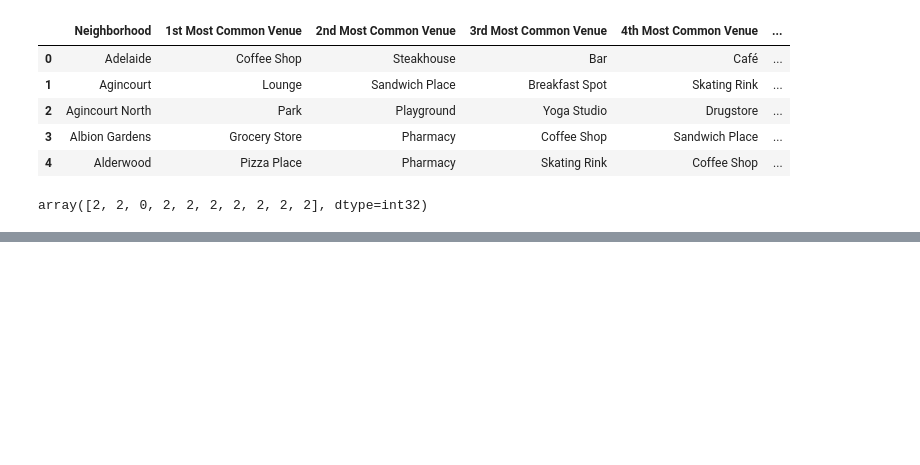
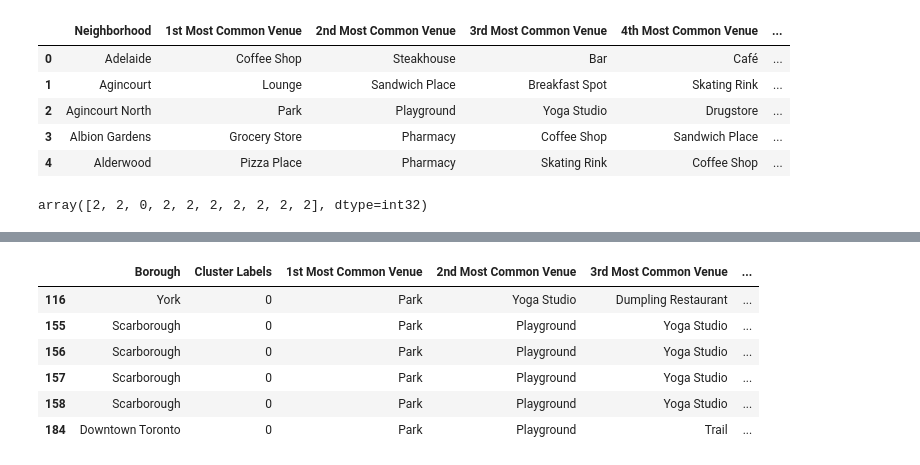
Before and after one commit to picachio/Toronto-Clustering, a Jupyter notebook: Clustering Toronto.ipynb, the cells around one changed output, grey strips where cells are left out. Saved outputs shown, nothing was run; the diff lists cells and outputs as text; code cells hidden in the pictures; blank space fills up the shorter version.

```diff
--- a/Clustering Toronto.ipynb
+++ b/Clustering Toronto.ipynb
@@ -563,0 +557,13 @@ TypeError: list indices must be integers or slices, not float
+# %%
+## Examine Clusters
+
+## Cluster 1
+toronto_merged.loc[toronto_merged['Cluster Labels'] == 0, toronto_merged.columns[[1] + list(range(5, toronto_merged.shape[1]))]]
+# %% [output]
+|  | Borough | Cluster Labels | 1st Most Common Venue | 2nd Most Common Venue | 3rd Most Common Venue | ... |
+| 116 | York | 0 | Park | Yoga Studio | Dumpling Restaurant | ... |
+| 155 | Scarborough | 0 | Park | Playground | Yoga Studio | ... |
+| 156 | Scarborough | 0 | Park | Playground | Yoga Studio | ... |
+| 157 | Scarborough | 0 | Park | Playground | Yoga Studio | ... |
+| 158 | Scarborough | 0 | Park | Playground | Yoga Studio | ... |
+| 184 | Downtown Toronto | 0 | Park | Playground | Trail | ... |
```
Also changed, not shown: parts of 7 cells of this notebook.
